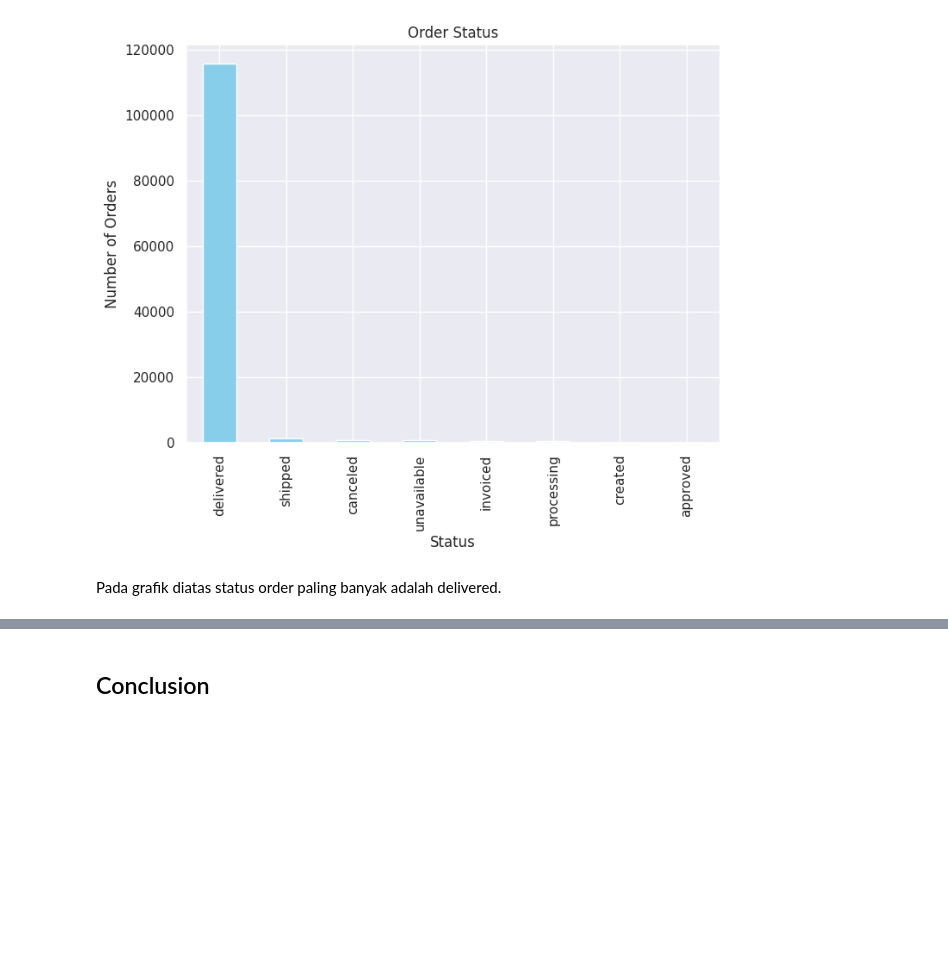
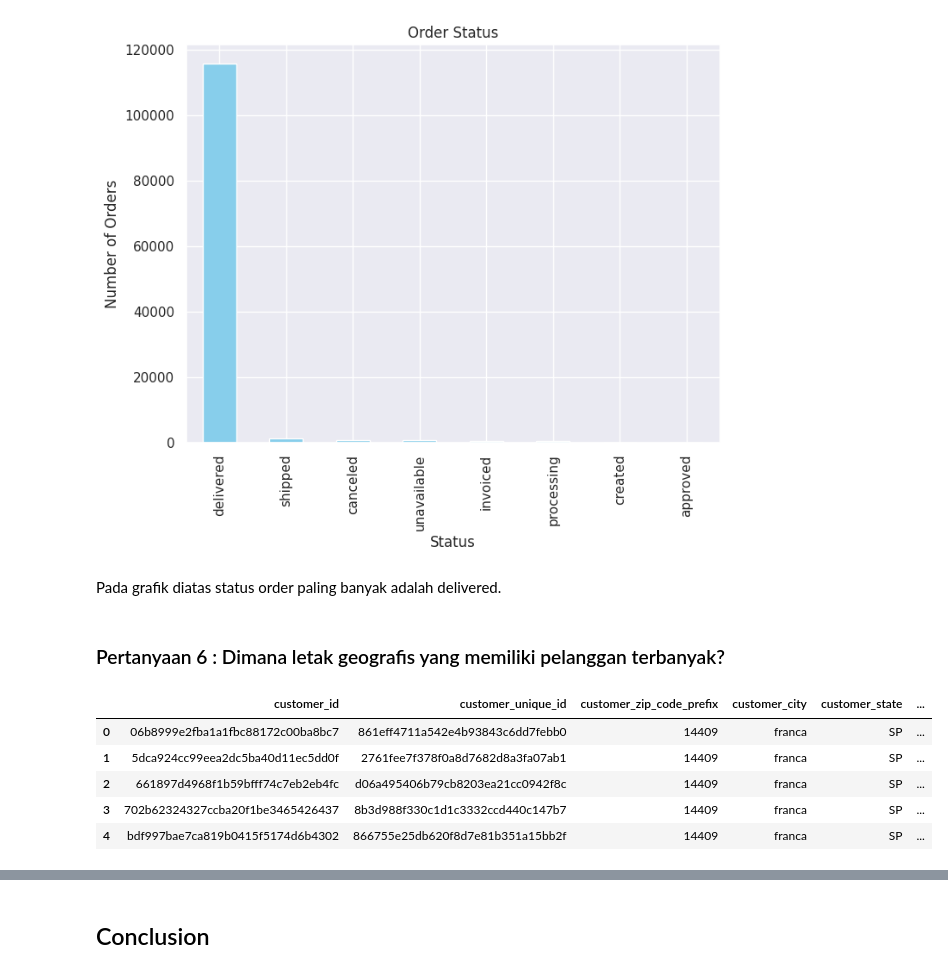
Before and after one commit to Hanifanta/Project-data-analytics, a Jupyter notebook: Proyek_Analisis_Data.ipynb, the cells around one changed output, grey strips where cells are left out. Cells and saved outputs as stored; diff of their text form; code cells hidden in the pictures; blank space fills up the shorter version.

```diff
--- a/Proyek_Analisis_Data.ipynb
+++ b/Proyek_Analisis_Data.ipynb
@@ -867,0 +885,2 @@ sellers_df.groupby(by="product_category_name_english").agg({
+# %%
+geo_df['geolocation_city'] = geo_df['geolocation_city'].apply(pretty_string)
@@ -1289,3 +1333,5 @@ plt.show()
 [figure]
 # %% [markdown]
 Pada grafik diatas status order paling banyak adalah delivered.
+# %% [markdown]
+### Pertanyaan 6 : Dimana letak geografis yang memiliki pelanggan terbanyak?
@@ -1291,0 +1347,9 @@ Pada grafik diatas status order paling banyak adalah delivered.
+# %%
+customers_silver.head()
+# %% [output]
+|  | customer_id | customer_unique_id | customer_zip_code_prefix | customer_city | customer_state | ... |
+| 0 | 06b8999e2fba1a1fbc88172c00ba8bc7 | 861eff4711a542e4b93843c6dd7febb0 | 14409 | franca | SP | ... |
+| 1 | 5dca924cc99eea2dc5ba40d11ec5dd0f | 2761fee7f378f0a8d7682d8a3fa07ab1 | 14409 | franca | SP | ... |
+| 2 | 661897d4968f1b59bfff74c7eb2eb4fc | d06a495406b79cb8203ea21cc0942f8c | 14409 | franca | SP | ... |
+| 3 | 702b62324327ccba20f1be3465426437 | 8b3d988f330c1d1c3332ccd440c147b7 | 14409 | franca | SP | ... |
+| 4 | bdf997bae7ca819b0415f5174d6b4302 | 866755e25db620f8d7e81b351a15bb2f | 14409 | franca | SP | ... |
```
Also changed, not shown: parts of 16 cells of this notebook, 1 other file.
